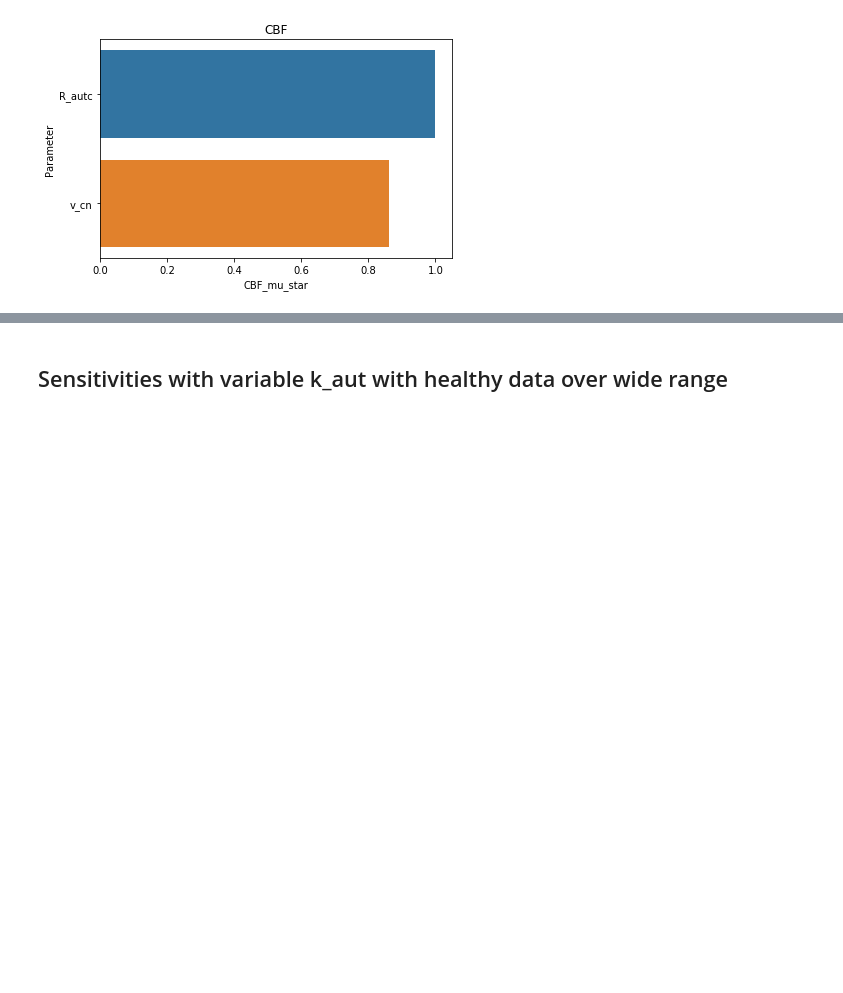
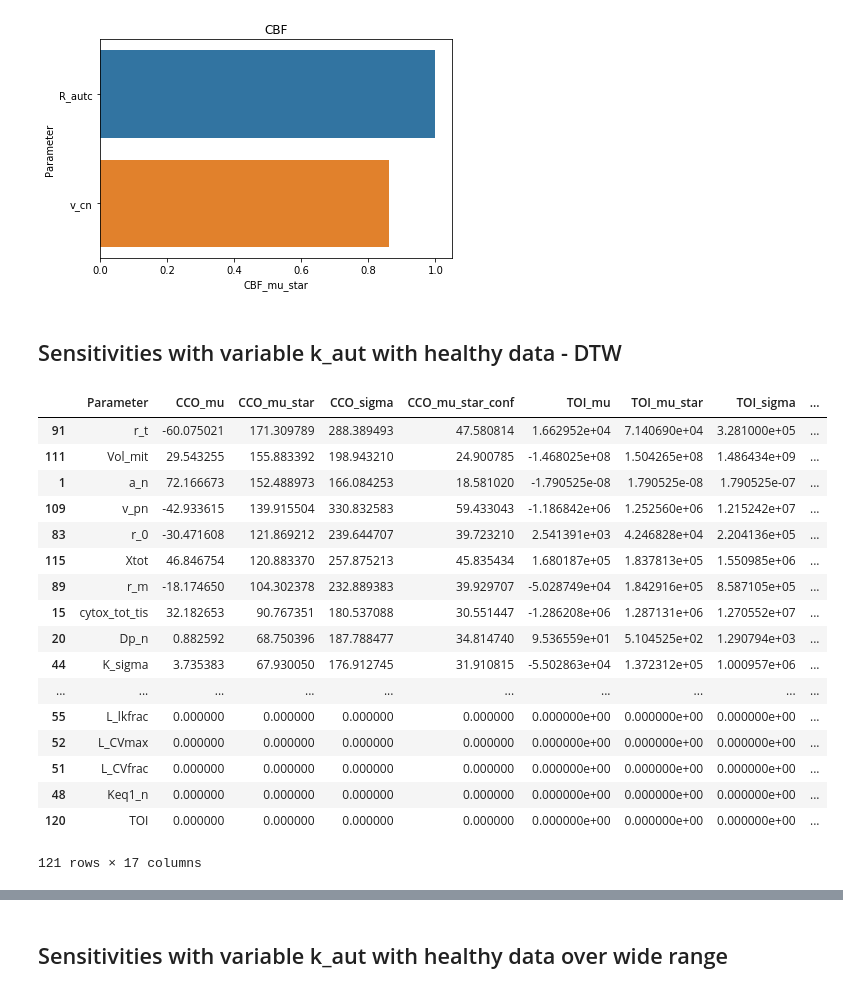
Before and after one commit to multimodalspectroscopy/BayesCMD, a Jupyter notebook: PLOS_paper/sensitivity_analysis/sensitivity_plot.ipynb, the cells around one changed output, grey strips where cells are left out. Cells and saved outputs as stored; diff of their text form; code cells hidden in the pictures; blank space fills up the shorter version.

```diff
--- a/PLOS_paper/sensitivity_analysis/sensitivity_plot.ipynb
+++ b/PLOS_paper/sensitivity_analysis/sensitivity_plot.ipynb
@@ -152,3 +152,5 @@ for o in ["CCO", "Vmca", "TOI", "CBF"]:
 [figure]
 [figure]
 [figure]
+# %% [markdown]
+## Sensitivities with variable k_aut with healthy data - DTW
@@ -154,0 +159,21 @@ for o in ["CCO", "Vmca", "TOI", "CBF"]:
+# %%
+df.sort_values(by="CCO_mu_star", ascending=False)
+# %% [output]
+|  | Parameter | CCO_mu | CCO_mu_star | CCO_sigma | CCO_mu_star_conf | TOI_mu | TOI_mu_star | TOI_sigma | ... |
+| 91 | r_t | -60.075021 | 171.309789 | 288.389493 | 47.580814 | 1.662952e+04 | 7.140690e+04 | 3.281000e+05 | ... |
+| 111 | Vol_mit | 29.543255 | 155.883392 | 198.943210 | 24.900785 | -1.468025e+08 | 1.504265e+08 | 1.486434e+09 | ... |
+| 1 | a_n | 72.166673 | 152.488973 | 166.084253 | 18.581020 | -1.790525e-08 | 1.790525e-08 | 1.790525e-07 | ... |
+| 109 | v_pn | -42.933615 | 139.915504 | 330.832583 | 59.433043 | -1.186842e+06 | 1.252560e+06 | 1.215242e+07 | ... |
+| 83 | r_0 | -30.471608 | 121.869212 | 239.644707 | 39.723210 | 2.541391e+03 | 4.246828e+04 | 2.204136e+05 | ... |
+| 115 | Xtot | 46.846754 | 120.883370 | 257.875213 | 45.835434 | 1.680187e+05 | 1.837813e+05 | 1.550985e+06 | ... |
+| 89 | r_m | -18.174650 | 104.302378 | 232.889383 | 39.929707 | -5.028749e+04 | 1.842916e+05 | 8.587105e+05 | ... |
+| 15 | cytox_tot_tis | 32.182653 | 90.767351 | 180.537088 | 30.551447 | -1.286208e+06 | 1.287131e+06 | 1.270552e+07 | ... |
+| 20 | Dp_n | 0.882592 | 68.750396 | 187.788477 | 34.814740 | 9.536559e+01 | 5.104525e+02 | 1.290794e+03 | ... |
+| 44 | K_sigma | 3.735383 | 67.930050 | 176.912745 | 31.910815 | -5.502863e+04 | 1.372312e+05 | 1.000957e+06 | ... |
+| ... | ... | ... | ... | ... | ... | ... | ... | ... | ... |
+| 55 | L_lkfrac | 0.000000 | 0.000000 | 0.000000 | 0.000000 | 0.000000e+00 | 0.000000e+00 | 0.000000e+00 | ... |
+| 52 | L_CVmax | 0.000000 | 0.000000 | 0.000000 | 0.000000 | 0.000000e+00 | 0.000000e+00 | 0.000000e+00 | ... |
+| 51 | L_CVfrac | 0.000000 | 0.000000 | 0.000000 | 0.000000 | 0.000000e+00 | 0.000000e+00 | 0.000000e+00 | ... |
+| 48 | Keq1_n | 0.000000 | 0.000000 | 0.000000 | 0.000000 | 0.000000e+00 | 0.000000e+00 | 0.000000e+00 | ... |
+| 120 | TOI | 0.000000 | 0.000000 | 0.000000 | 0.000000 | 0.000000e+00 | 0.000000e+00 | 0.000000e+00 | ... |
+121 rows × 17 columns
```
Also changed, not shown: parts of 14 cells of this notebook, 3 other files.
